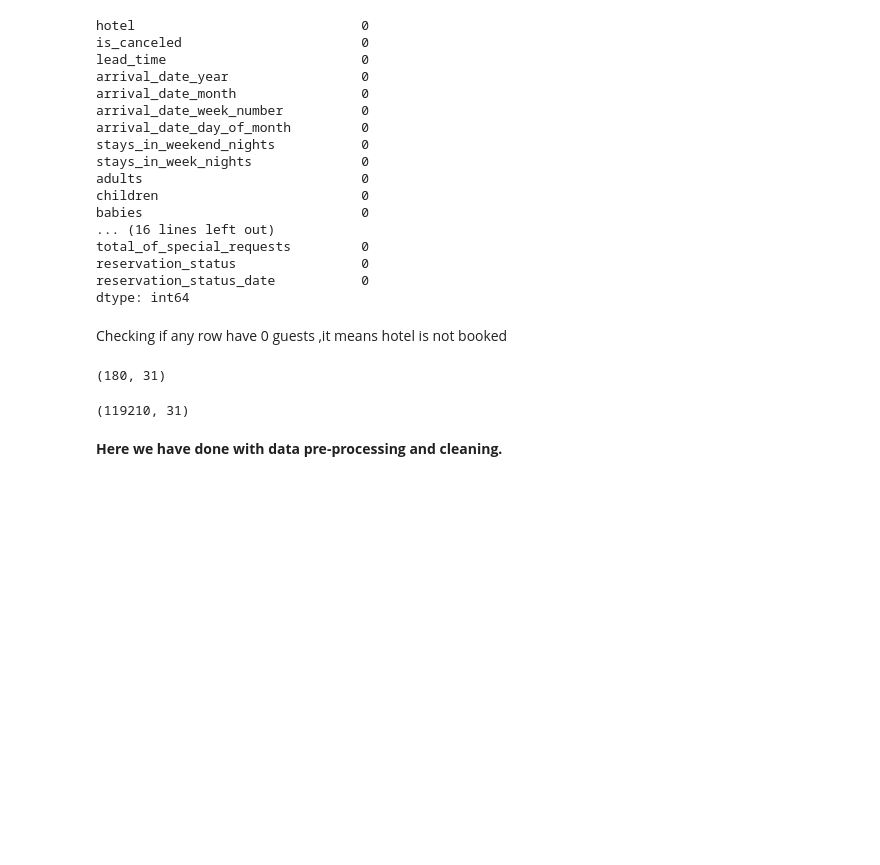
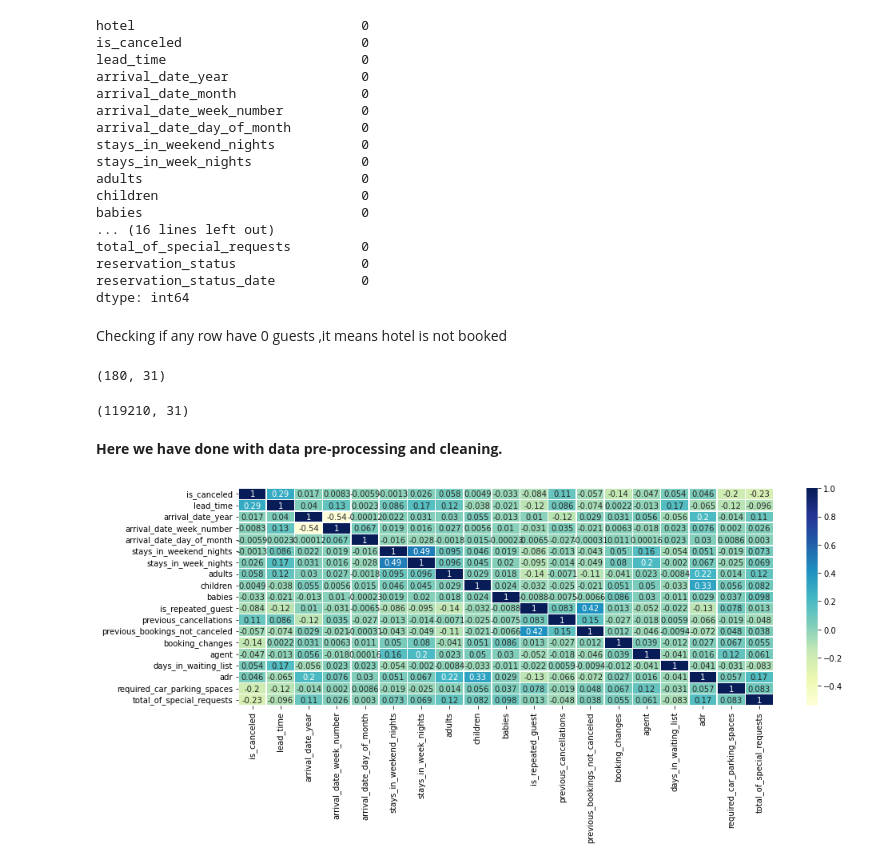
Before and after one commit to Arvindkale123/hotel_booking_analysis, a Jupyter notebook: capstone_hotel_booking_EDA.ipynb, the cells around one changed output. Cells and saved outputs as stored; diff of their text form; code cells hidden in the pictures; blank space fills up the shorter version.

```diff
--- a/capstone_hotel_booking_EDA.ipynb
+++ b/capstone_hotel_booking_EDA.ipynb
@@ -229,3 +229,13 @@ Booking_df.shape
 (119210, 31)
 # %% [markdown]
 **Here we have done with data pre-processing and cleaning.**
+# %%
+# correlation graph of the data
+fig, ax = plt.subplots(figsize=(15,5))
+dataplot = sns.heatmap(Booking_df.corr(), cmap="YlGnBu", annot=True, linewidths=.5)
+
+
+# displaying heatmap
+plt.show()
+# %% [output]
+[figure, added]
```
Also changed, not shown: parts of 16 cells of this notebook.
